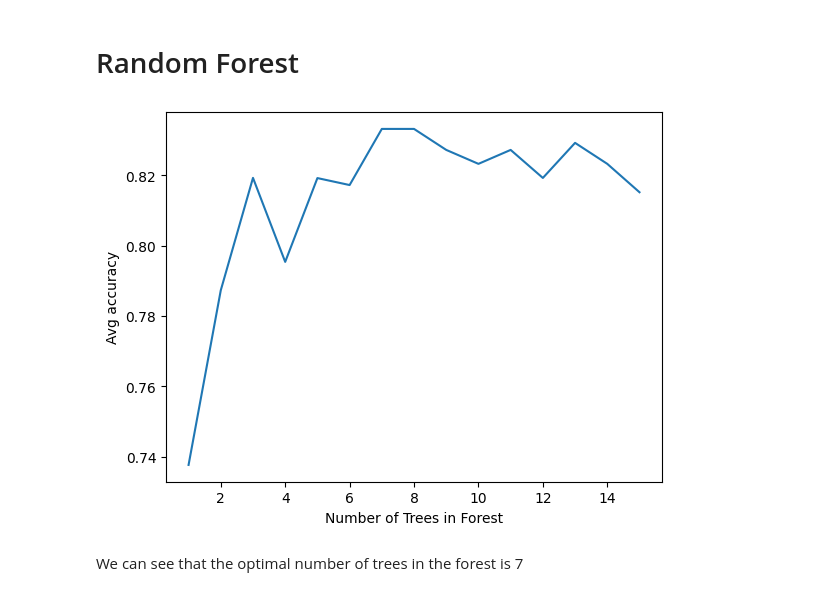
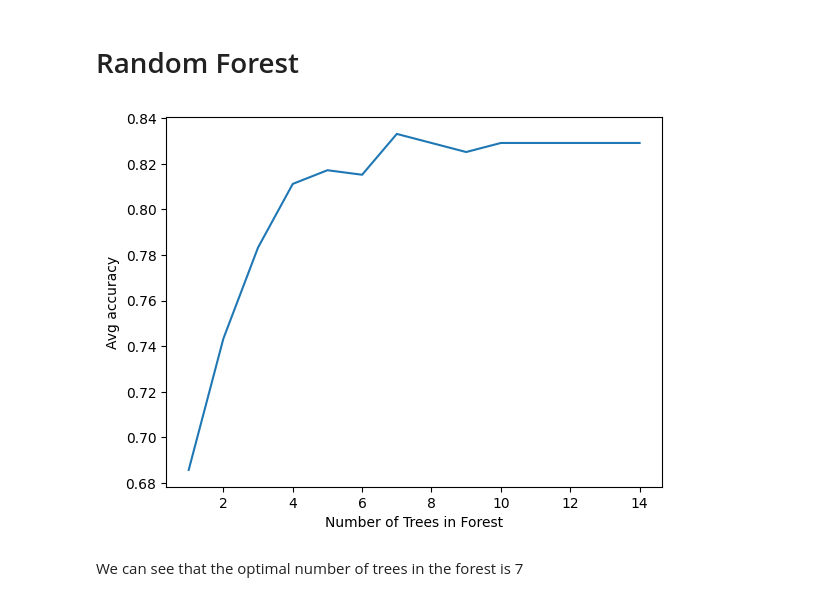
Before and after one commit to yaahle/Final-Project-Lab, a Jupyter notebook: Project/Models.ipynb, the cells around one changed output. Drawn from its saved outputs; the diff is of its cells as text; code cells hidden in the pictures.

```diff
--- a/Project/Models.ipynb
+++ b/Project/Models.ipynb
@@ -151,10 +151,10 @@ def KFold(data_fold, model, cv=5):
 # %%
 correct_tree = []
 
-# use K-Fold validation on entire dataset with K=8 to find the best depth for the tree
+# use K-Fold validation on entire dataset with K=12 to find the best depth for the tree
 for i in range(3,15):
     treeI = tree.DecisionTreeClassifier(max_depth=i,random_state=4)
-    correct_tree.append(KFold(data_fold=data_df, model=treeI, cv=5))
+    correct_tree.append(KFold(data_fold=data_df, model=treeI, cv=12))
 
 plt.plot(range(3,15), np.array(correct_tree))
 plt.xlabel('Tree depth')
@@ -185,17 +185,17 @@ print(tree_model.feature_importances_)
 # %%
 correct_forest = []
 
-# use K-Fold validation on entire dataset with K=8 to find the best number of trees to grow in the forest
-for i in range(1,16):
-    forestI = ensemble.RandomForestClassifier(n_estimators=i, max_depth=3)
-    correct_forest.append(KFold(data_fold=data_df, model=forestI, cv=5))
+# use K-Fold validation on entire dataset with K=12 to find the best number of trees to grow in the forest
+for i in range(1,15):
+    forestI = ensemble.RandomForestClassifier(n_estimators=i, max_depth=4,random_state=4)
+    correct_forest.append(KFold(data_fold=data_df, model=forestI, cv=12))
 
-plt.plot(range(1,16), np.array(correct_forest))
+plt.plot(range(1,15), np.array(correct_forest))
 plt.xlabel('Number of Trees in Forest')
 plt.ylabel('Avg accuracy')
 plt.show()
 # %% [output]
-[figure, old version]
+[figure, new version]
 # %% [markdown]
 We can see that the optimal number of trees in the forest is 7
 # %%
```
Also changed, not shown: parts of 6 cells of this notebook.
